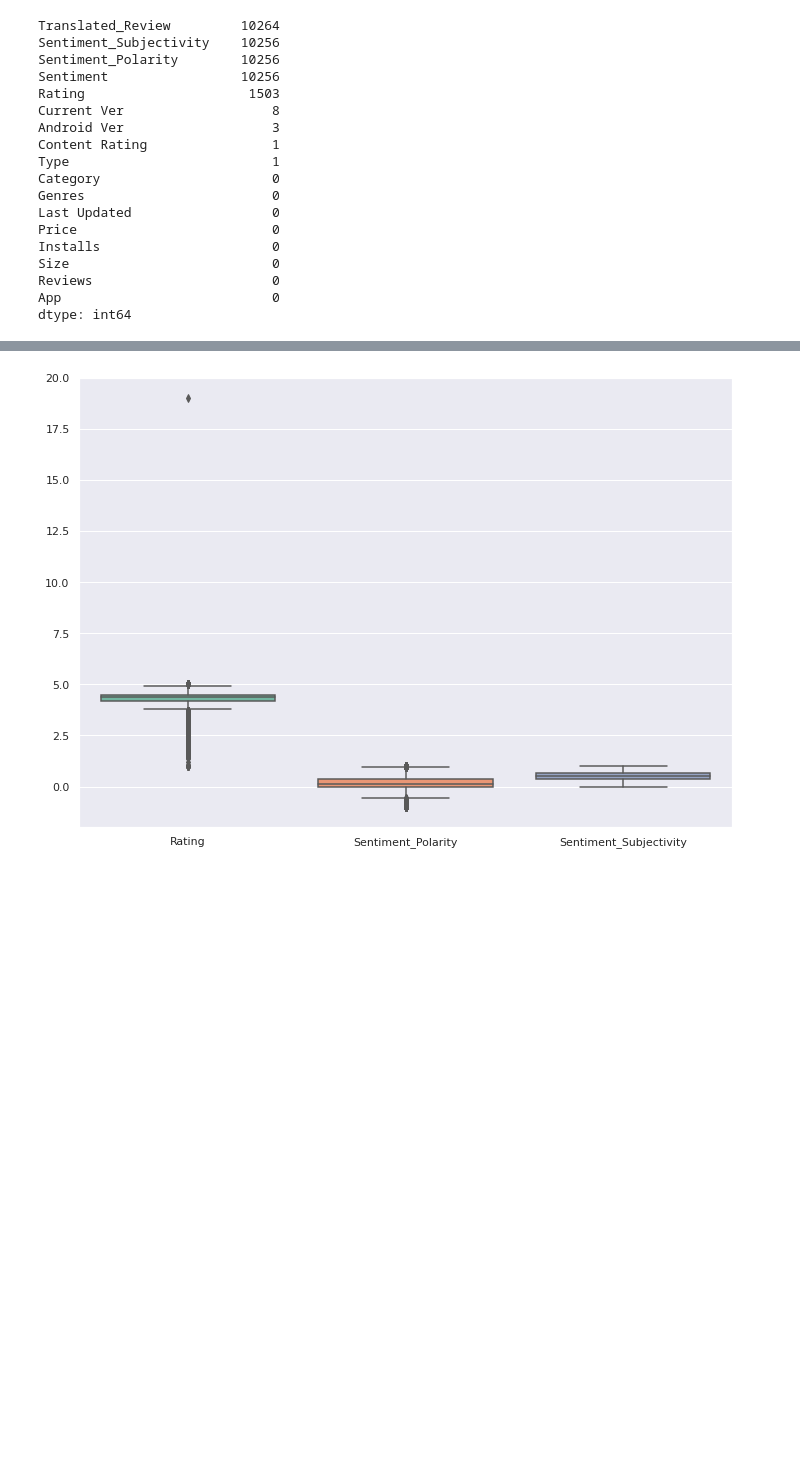
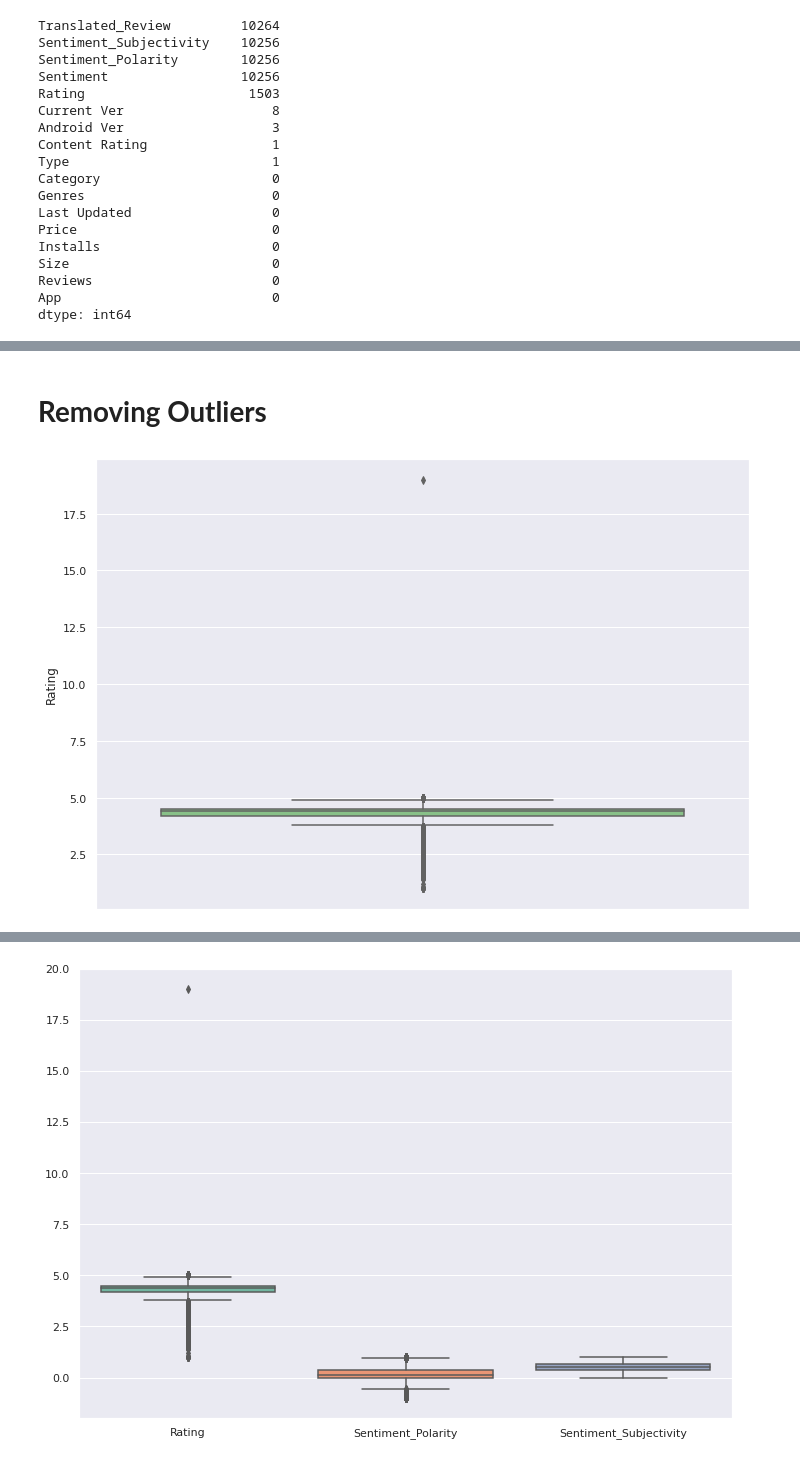
Before and after one commit to DrBharathiTC/Play_store-app-review-analysis-Capstone-project, a Jupyter notebook: Play_Store_App_Review_Analysis_EDA_Capstone.ipynb, the cells around one changed output, grey strips where cells are left out. Drawn from its saved outputs; the diff is of its cells as text; code cells hidden in the pictures; blank space fills up the shorter version.

```diff
--- a/Play_Store_App_Review_Analysis_EDA_Capstone.ipynb
+++ b/Play_Store_App_Review_Analysis_EDA_Capstone.ipynb
@@ -238,0 +239,4 @@ dtype: int64
+# %%
+sns.set_theme(style="whitegrid")
+sns.set(rc={'figure.figsize':(11.7,8.27)})
+ax = sns.boxplot(data=PSDF, orient="v", palette="Set2")
@@ -238,0 +245,15 @@ dtype: int64
+# %% [markdown]
+# **Removing Outliers**
+# %%
+percentile_25 = np.percentile(PSDF['Rating'],25)
+percentile_75 = np.percentile(PSDF['Rating'],75)
+iqr = (percentile_75 - percentile_25)
+upper_outlier_bound = percentile_75 + 1.5*iqr
+lower_outlier_bound = percentile_25 - 1.5*iqr
+PSDF.drop(index=PSDF[PSDF['Rating']>upper_outlier_bound].index,axis=0,inplace=True)
+PSDF.drop(index=PSDF[PSDF['Rating']<lower_outlier_bound].index,axis=0,inplace=True)
+# %%
+sns.boxplot(y=PSDF['Rating'], palette='Accent');
+plt.show()
+# %% [output]
+[figure, added]
```
Also changed, not shown: parts of 19 cells of this notebook.
